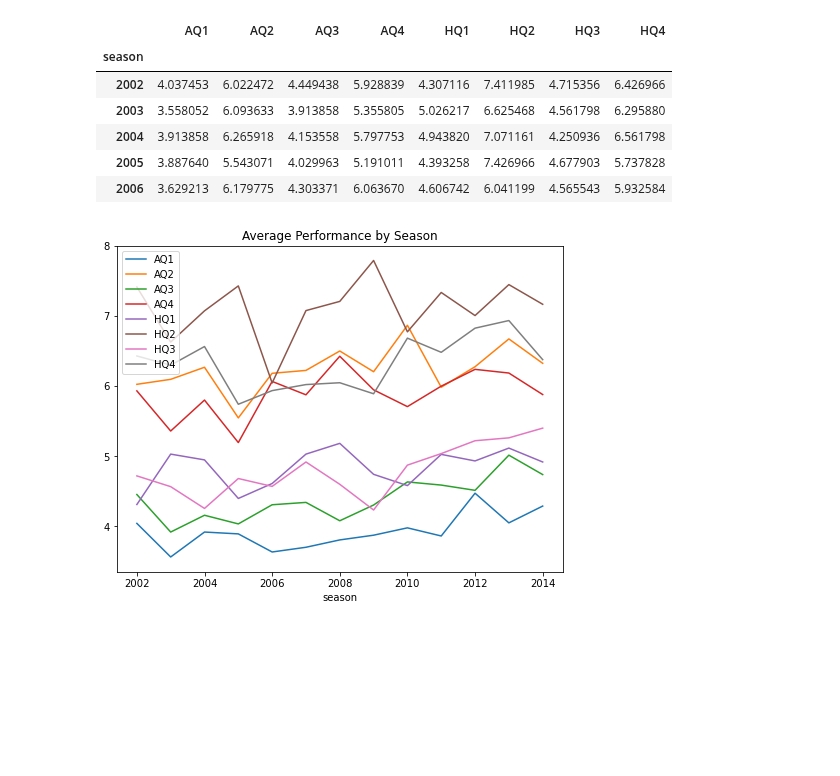
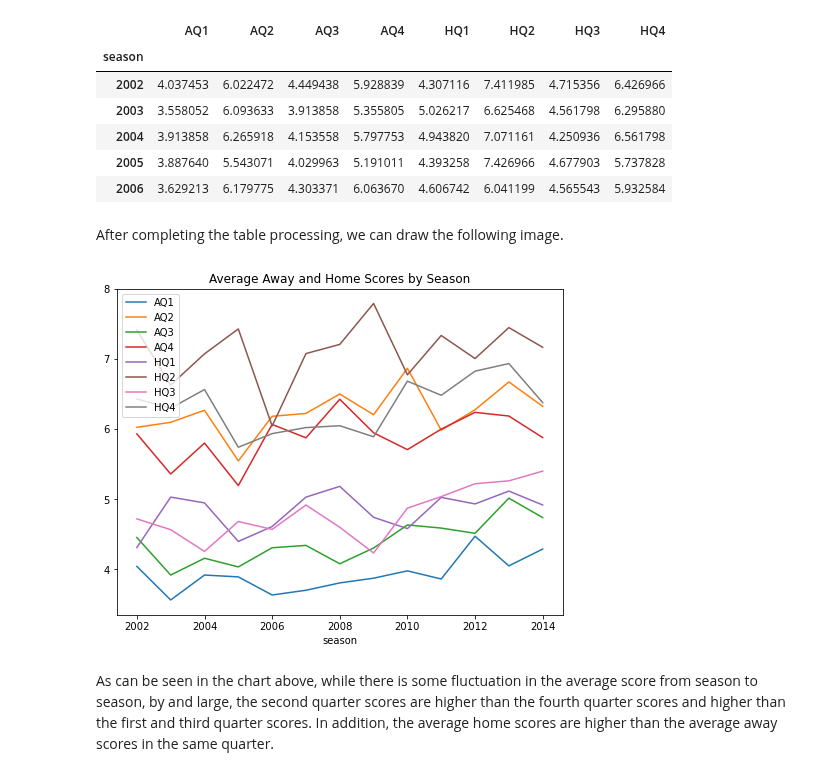
Before and after one commit to peshekhodko/ST590-Project2, a Jupyter notebook: Han_Li_Peshekhodko_ST590_Project2_P3.ipynb, the cells around one changed output. Saved outputs shown, nothing was run; the diff lists cells and outputs as text; code cells hidden in the pictures; blank space fills up the shorter version.

Commit message:
Analyzed the final image.

```diff
--- a/Han_Li_Peshekhodko_ST590_Project2_P3.ipynb
+++ b/Han_Li_Peshekhodko_ST590_Project2_P3.ipynb
@@ -152,11 +154,15 @@ quarter_avg_by_season_df.head()
 | 2004 | 3.913858 | 6.265918 | 4.153558 | 5.797753 | 4.943820 | 7.071161 | 4.250936 | 6.561798 |
 | 2005 | 3.887640 | 5.543071 | 4.029963 | 5.191011 | 4.393258 | 7.426966 | 4.677903 | 5.737828 |
 | 2006 | 3.629213 | 6.179775 | 4.303371 | 6.063670 | 4.606742 | 6.041199 | 4.565543 | 5.932584 |
+# %% [markdown]
+After completing the table processing, we can draw the following image.
 # %%
 # Plot the quarter variables
 fig, ax = plt.subplots(figsize=(8, 6))
 quarter_avg_by_season_df.plot(ax=ax)
-ax.set_title("Average Performance by Season")
+ax.set_title("Average Away and Home Scores by Season")
 plt.show()
 # %% [output]
-[figure, old version]
+[figure, new version]
+# %% [markdown]
+As can be seen in the chart above, while there is some fluctuation in the average score from season to season, by and large, the second quarter scores are higher than the fourth quarter scores and higher than the first and third quarter scores. In addition, the average home scores are higher than the average away scores in the same quarter.
```
Also changed, not shown: parts of 2 cells of this notebook.
